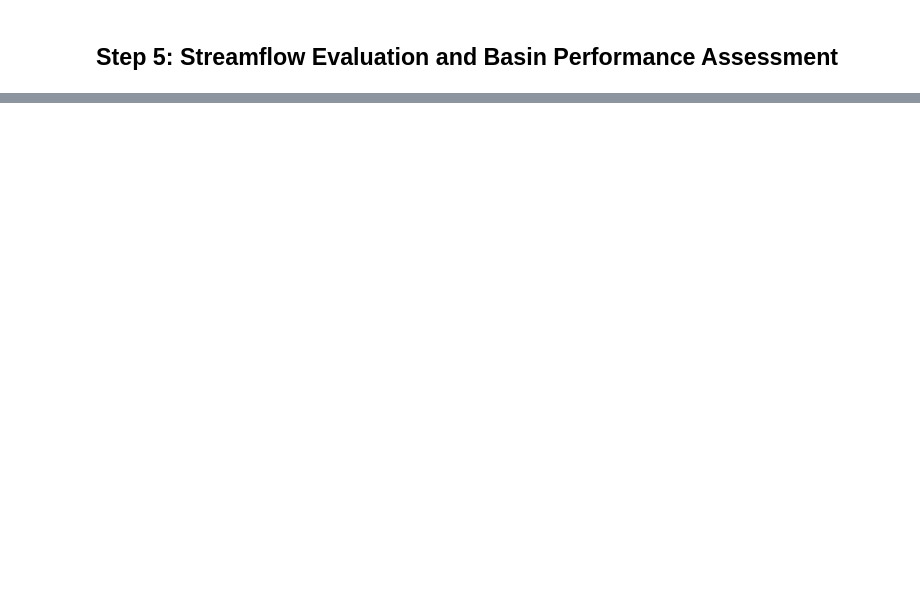
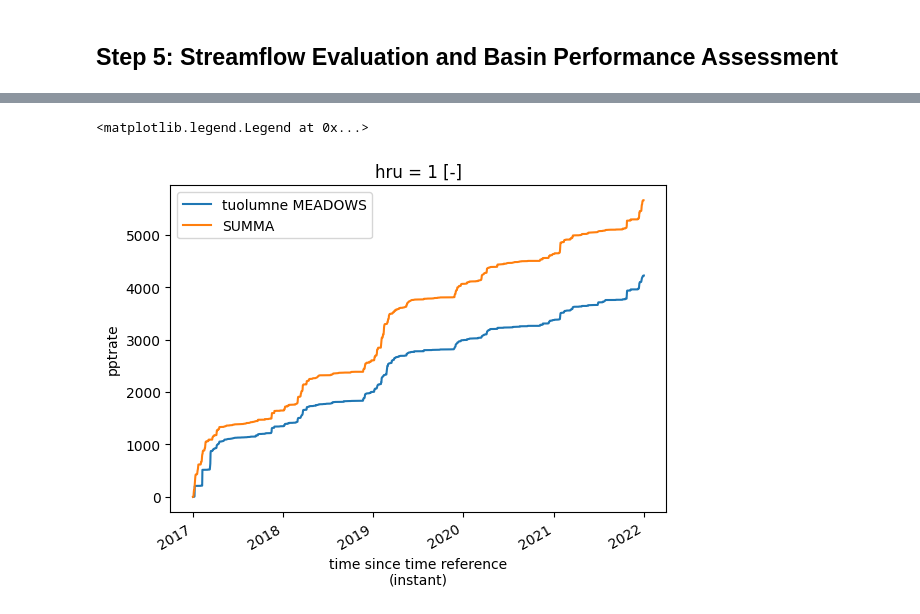
Before and after one commit to dlhogan97/CONFLUENCE-uwmtnhydro, a Jupyter notebook: ess-project/examples/02a_Tuolumne_basin_lumped.ipynb, the cells around one changed output, grey strips where cells are left out. Cells and saved outputs as stored; diff of their text form; code cells hidden in the pictures; blank space fills up the shorter version.

```diff
--- a/ess-project/examples/02a_Tuolumne_basin_lumped.ipynb
+++ b/ess-project/examples/02a_Tuolumne_basin_lumped.ipynb
@@ -707,2 +788,13 @@ plt.show()
+# %%
+tuolumne_meadows_ppt = (tuolumne_meadows['PRECIPITATION']*25.4)
+tuolumne_meadows_ppt = tuolumne_meadows_ppt[tuolumne_meadows_ppt < 500]
+fig, ax = plt.subplots()
+# ax.scatter(tuolumne_meadows_ppt.fillna(0).values, (sim_ds['pptrate']*3600).resample(time='1D').sum().sel(time=tuolumne_meadows_ppt.index.date).values, alpha=0.5)
+tuolumne_meadows_ppt.cumsum().plot(ax=ax, label='tuolumne MEADOWS')
+(sim_ds['pptrate']*3600).resample(time='1D').sum().cumsum().plot(ax=ax, label='SUMMA')
+ax.legend()
+# %% [output]
+<matplotlib.legend.Legend at 0x...>
+[figure, added]
 # %% [markdown]
 ## Summary: Lumped Basin-Scale Streamflow Simulation
```
Also changed, not shown: parts of 23 cells of this notebook, 1 other file.
